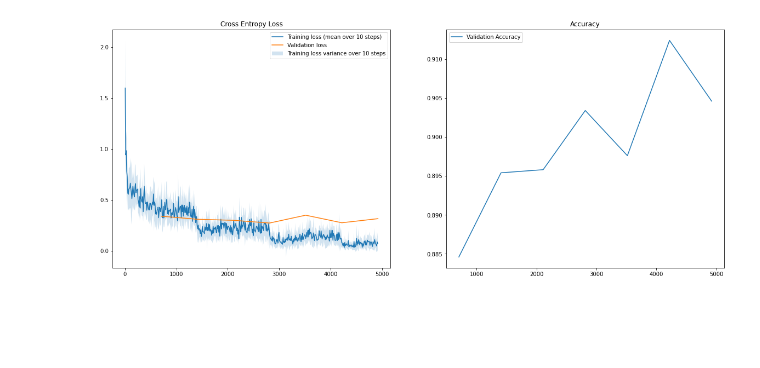
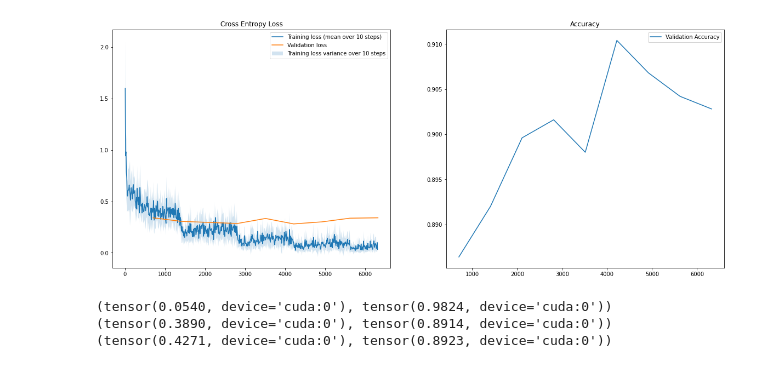
Before and after one commit to Gulleik/TDT4265---Datasyn-og-dyp-l-ring, a Jupyter notebook: ov3/assignment3/G-Task4.ipynb, the cells around one changed output. Saved outputs shown, nothing was run; the diff lists cells and outputs as text; code cells hidden in the pictures; blank space fills up the shorter version.

Commit message:
task 4a and b in report

```diff
--- a/ov3/assignment3/G-Task4.ipynb
+++ b/ov3/assignment3/G-Task4.ipynb
@@ -63,7 +63,7 @@ if __name__ == "__main__":
         weight_decay
     )
     trainer.train()
-    create_plots(trainer, "task2")
+    create_plots(trainer, "task4a")
 
     dataloader_train, dataloader_val, dataloader_test = dataloaders
     print(compute_loss_and_accuracy(dataloader_train, model, nn.CrossEntropyLoss()))
@@ -88,3 +88,6 @@ Epoch: 3, Batches per seconds: 19.33, Global step:   4921, Validation Loss: 0.31
 Early stop criteria met
 Early stopping.
-[figure, old version]
+[figure, new version]
+(tensor(0.0540, device='cuda:0'), tensor(0.9824, device='cuda:0'))
+(tensor(0.3890, device='cuda:0'), tensor(0.8914, device='cuda:0'))
+(tensor(0.4271, device='cuda:0'), tensor(0.8923, device='cuda:0'))
```
Also changed, not shown: parts of 1 cell of this notebook, 14 other files.
